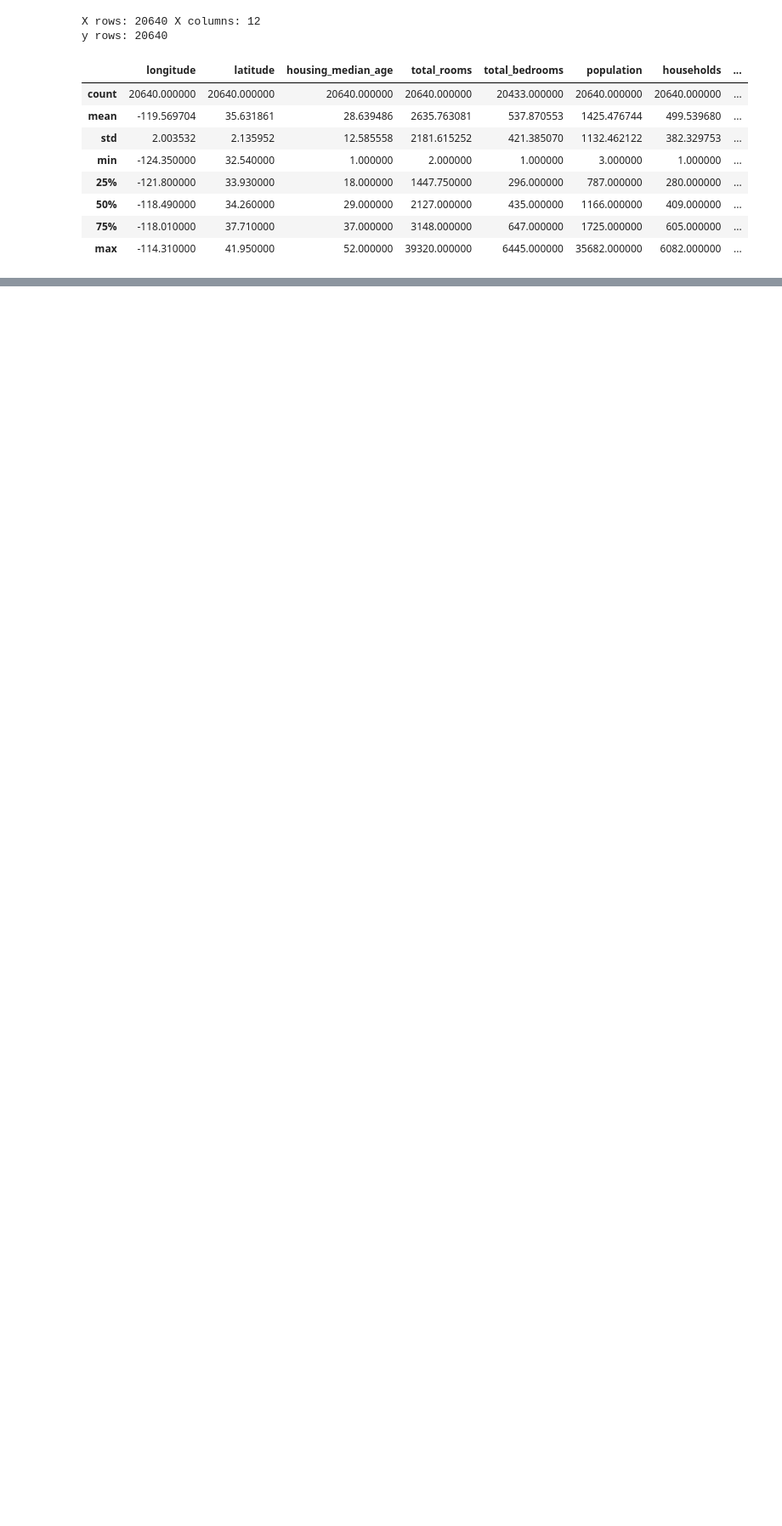
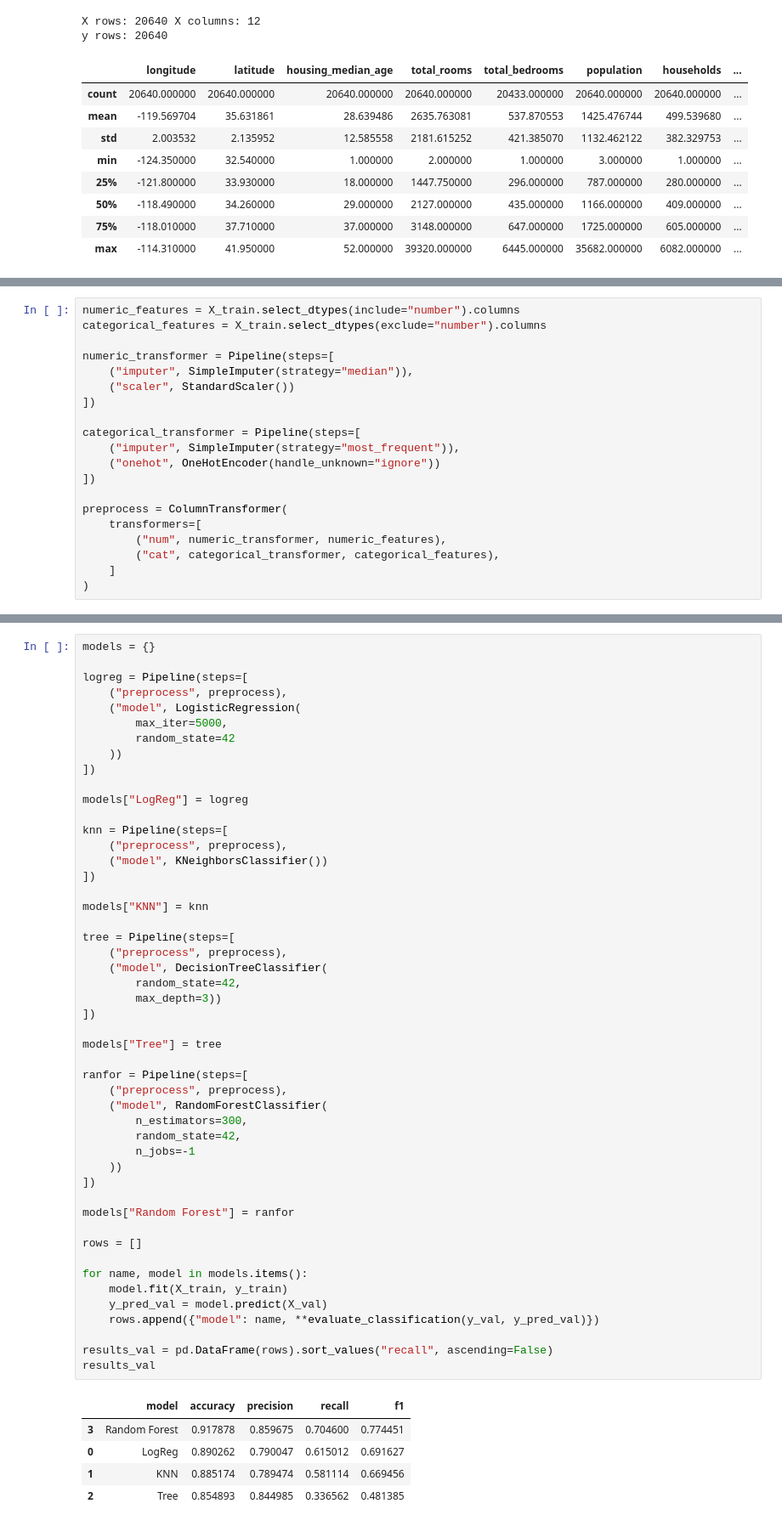
Before and after one commit to MalinMo/California-Housing, a Jupyter notebook: ML_Uppgft1_Malin_Moisander.ipynb, the cells around one changed output, grey strips where cells are left out. Shown at 85% size. Drawn from its saved outputs; the diff is of its cells as text; blank space fills up the shorter version.

```diff
--- a/ML_Uppgft1_Malin_Moisander.ipynb
+++ b/ML_Uppgft1_Malin_Moisander.ipynb
@@ -152,0 +253,20 @@ y rows: 20640
+# %%
+numeric_features = X_train.select_dtypes(include="number").columns
+categorical_features = X_train.select_dtypes(exclude="number").columns
+
+numeric_transformer = Pipeline(steps=[
+    ("imputer", SimpleImputer(strategy="median")),
+    ("scaler", StandardScaler())
+])
+
+categorical_transformer = Pipeline(steps=[
+    ("imputer", SimpleImputer(strategy="most_frequent")),
+    ("onehot", OneHotEncoder(handle_unknown="ignore"))
+])
+
+preprocess = ColumnTransformer(
+    transformers=[
+        ("num", numeric_transformer, numeric_features),
+        ("cat", categorical_transformer, categorical_features),
+    ]
+)
@@ -152,0 +275,55 @@ y rows: 20640
+# %%
+models = {}
+
+logreg = Pipeline(steps=[
+    ("preprocess", preprocess),
+    ("model", LogisticRegression(
+        max_iter=5000,
+        random_state=42
+    ))
+])
+
+models["LogReg"] = logreg
+
+knn = Pipeline(steps=[
+    ("preprocess", preprocess),
+    ("model", KNeighborsClassifier())
+])
+
+models["KNN"] = knn
+
+tree = Pipeline(steps=[
+    ("preprocess", preprocess),
+    ("model", DecisionTreeClassifier(
+        random_state=42,
+        max_depth=3))
+])
+
+models["Tree"] = tree
+
+ranfor = Pipeline(steps=[
+    ("preprocess", preprocess),
+    ("model", RandomForestClassifier(
+        n_estimators=300,
+        random_state=42,
+        n_jobs=-1
+    ))
+])
+
+models["Random Forest"] = ranfor
+
+rows = []
+
+for name, model in models.items():
+    model.fit(X_train, y_train)
+    y_pred_val = model.predict(X_val)
+    rows.append({"model": name, **evaluate_classification(y_val, y_pred_val)})
+
+results_val = pd.DataFrame(rows).sort_values("recall", ascending=False)
+results_val
+# %% [output]
+|  | model | accuracy | precision | recall | f1 |
+| 3 | Random Forest | 0.917878 | 0.859675 | 0.704600 | 0.774451 |
+| 0 | LogReg | 0.890262 | 0.790047 | 0.615012 | 0.691627 |
+| 1 | KNN | 0.885174 | 0.789474 | 0.581114 | 0.669456 |
+| 2 | Tree | 0.854893 | 0.844985 | 0.336562 | 0.481385 |
```
Also changed, not shown: parts of 15 cells of this notebook.
